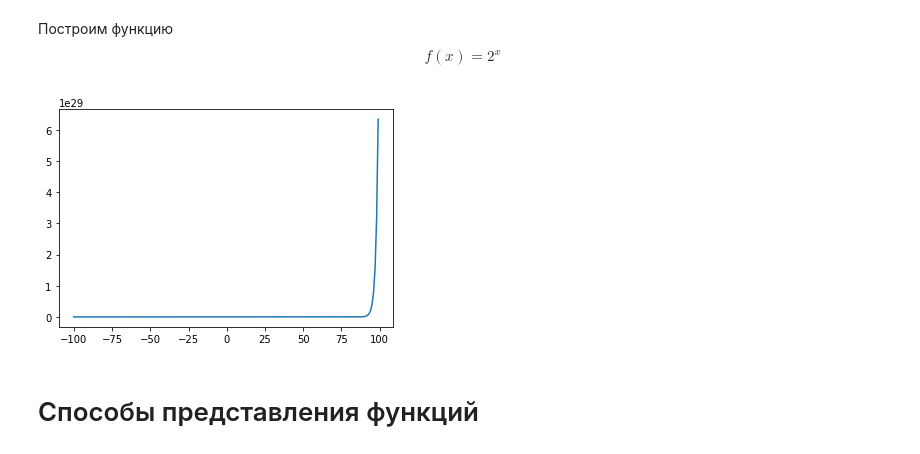
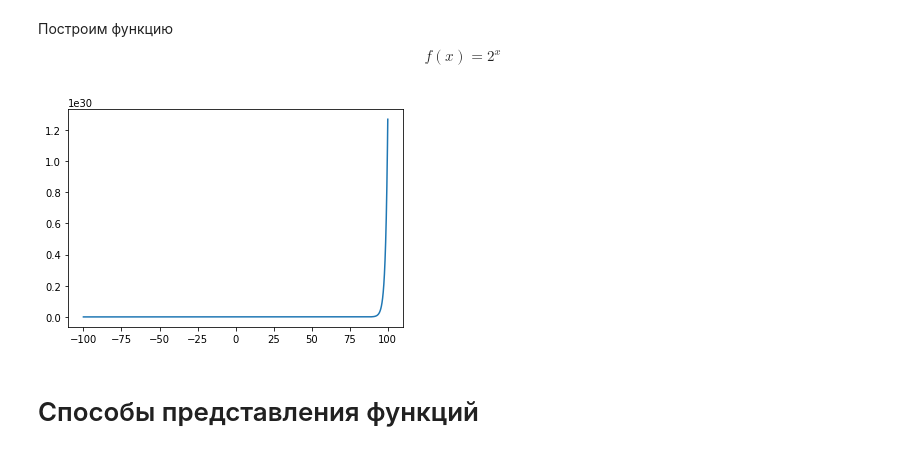
Before and after one commit to musyma/Netology-statistics, a Jupyter notebook: lecture-2.ipynb, the cells around one changed output. Saved outputs shown, nothing was run; the diff lists cells and outputs as text; code cells hidden in the pictures.

```diff
--- a/lecture-2.ipynb
+++ b/lecture-2.ipynb
@@ -30,12 +30,12 @@ plt.show()
 # %% [markdown]
 Построим функцию $$f(x)=2^{x}$$
 # %%
-x = np.array([i for i in range(-100, 100)])
+x = np.linspace(-100.0, 100.0, 1000)
 y = np.array([math.pow(2, x_i) for x_i in x])
 plt.plot(x, y)
 plt.show()
 # %% [output]
-[figure, old version]
+[figure, new version]
 # %% [markdown]
 # Способы представления функций
 # %% [markdown]
```
Also changed, not shown: parts of 29 cells of this notebook.
